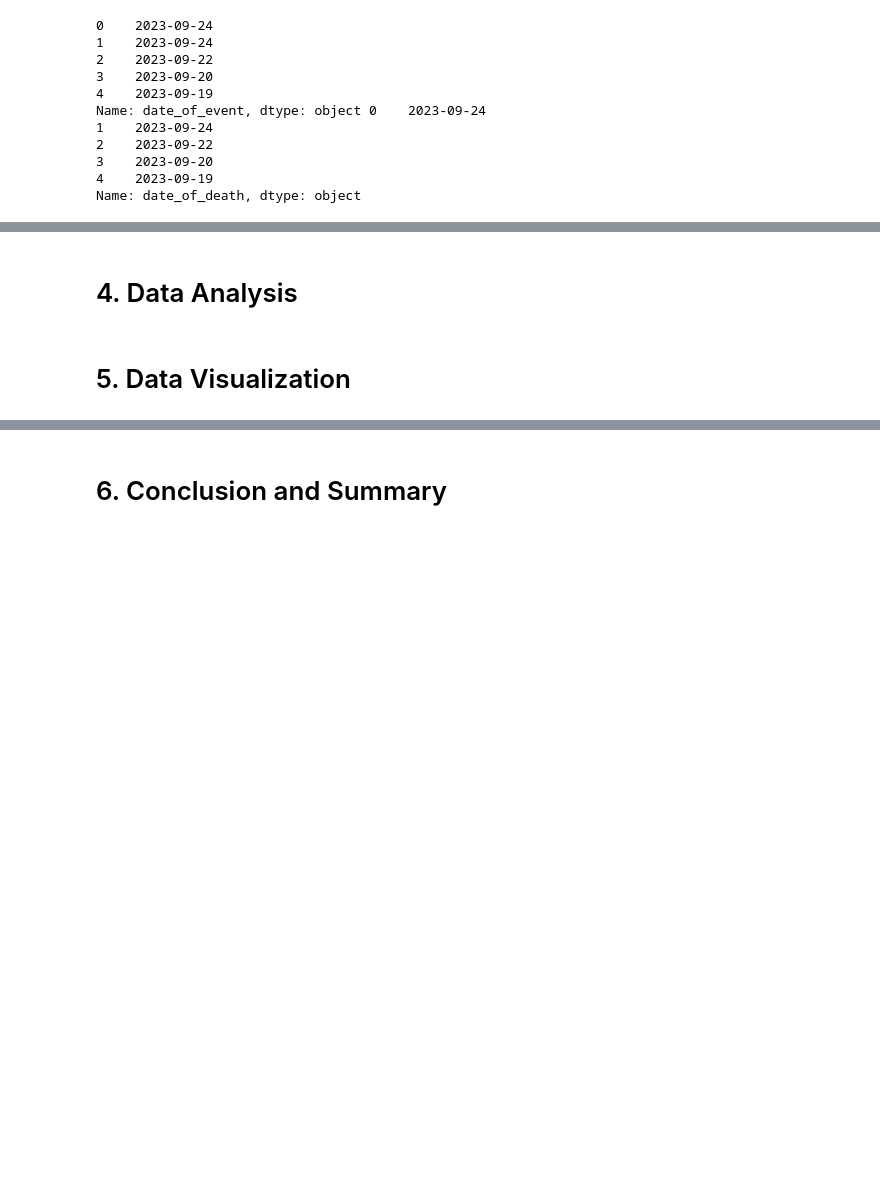
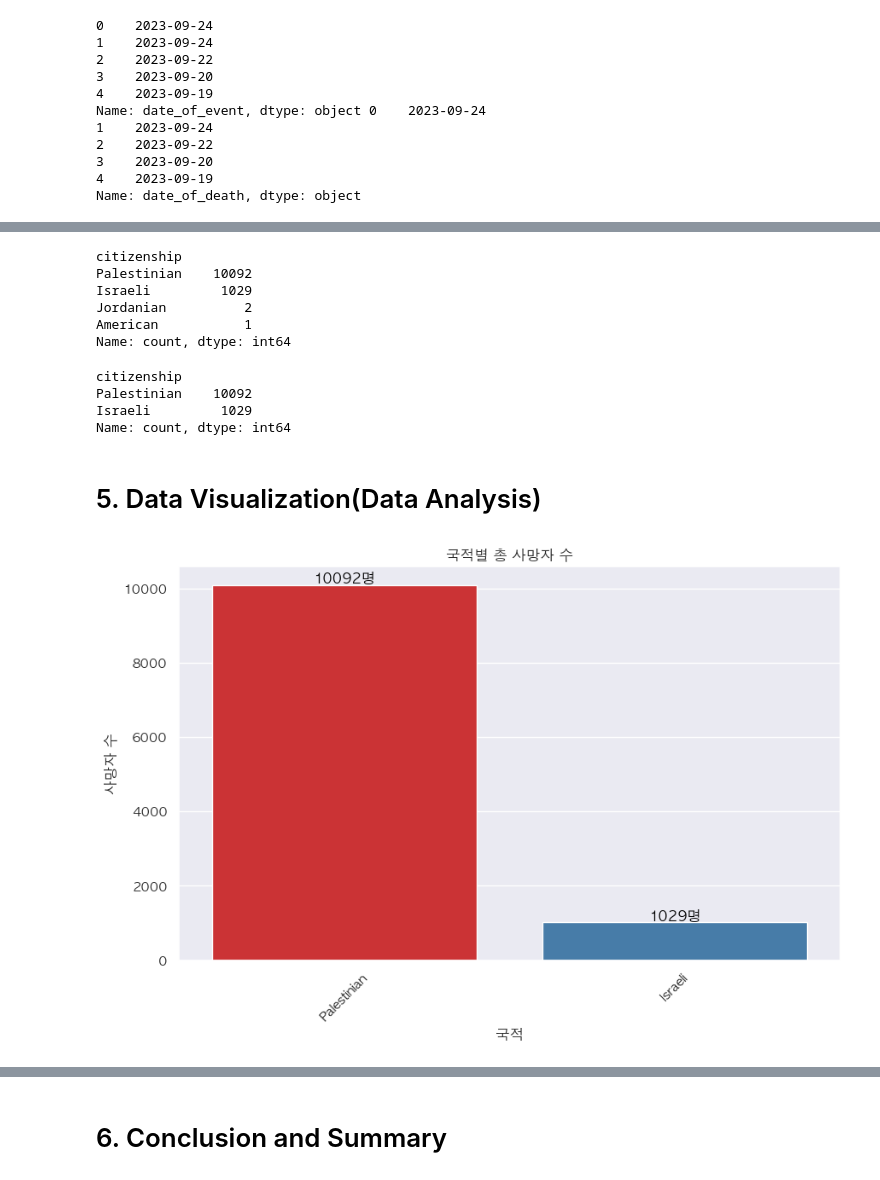
Before and after one commit to PSLeon24/Israeli-Palestinian_Data_Analysis_Project, a Jupyter notebook: index.ipynb, the cells around one changed output, grey strips where cells are left out. Cells and saved outputs as stored; diff of their text form; code cells hidden in the pictures; blank space fills up the shorter version.

```diff
--- a/index.ipynb
+++ b/index.ipynb
@@ -178,0 +145,4 @@ plt.show()
+# %%
+# 나이 (age) 열을 평균값으로 대체
+age_mean = df['age'].mean()
+df['age'].fillna(age_mean, inplace=True)
@@ -178,0 +163,3 @@ plt.show()
+# %%
+# took_part_in_the_hostilities, ammunition 열 제거
+df.drop(['took_part_in_the_hostilities', 'ammunition'], axis=1, inplace=True)
@@ -179,4 +184,47 @@ plt.show()
+# %%
+df['citizenship'].value_counts()
+# %% [output]
+citizenship
+Palestinian    10092
+Israeli         1029
+Jordanian          2
+American           1
+Name: count, dtype: int64
+# %%
+# 'Jordanian' 또는 'American' 국적을 가진 행 삭제
+df = df[~df['citizenship'].isin(['Jordanian', 'American'])]
+df['citizenship'].value_counts()
+# %% [output]
+citizenship
+Palestinian    10092
+Israeli         1029
+Name: count, dtype: int64
 # %% [markdown]
-# 4. Data Analysis
+# 5. Data Visualization(Data Analysis)
-# %% [markdown]
-# 5. Data Visualization
+# %%
+# Q1. 어느 국가에서 더 많이 사망하였을까?
+# 국적별 총 사망자 수를 카운트 플롯 작성
+sns.set(style="darkgrid", palette="Set1")
+plt.figure(figsize=(10, 6))
+plt.rcParams['font.family'] = 'AppleGothic'
+
+# countplot을 사용하여 국적별 사망자 수를 시각화합니다.
+ax = sns.countplot(x='citizenship', data=df)
+
+for p in ax.patches:
+    ax.annotate(f'{p.get_height():.0f}명', (p.get_x() + p.get_width() / 2., p.get_height()),
+                ha='center', va='center', fontsize=12, color='black', xytext=(0, 5),
+                textcoords='offset points')
+
+# 그래프에 제목과 레이블 추가
+plt.title("국적별 총 사망자 수")
+plt.xlabel("국적")
+plt.ylabel("사망자 수")
+
+# x 축 레이블을 45도 기울임
+plt.xticks(rotation=45)
+
+# 그래프를 표시
+plt.show()
+# %% [output]
+[figure, added]
```
Also changed, not shown: parts of 18 cells of this notebook.
